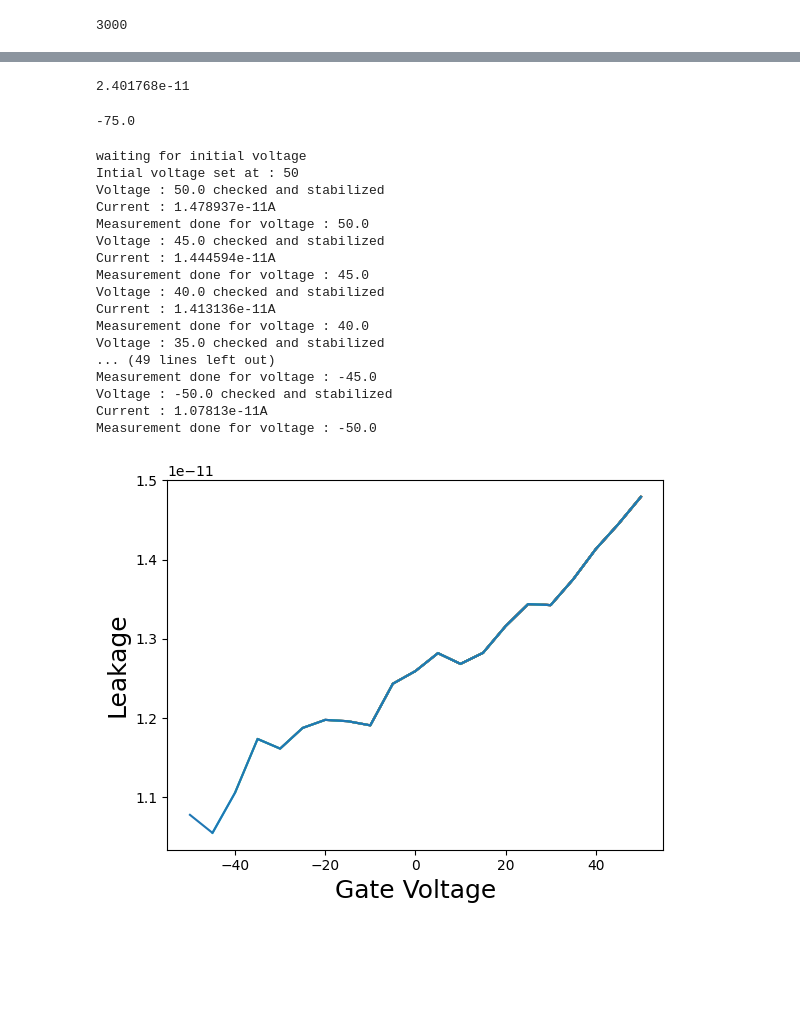
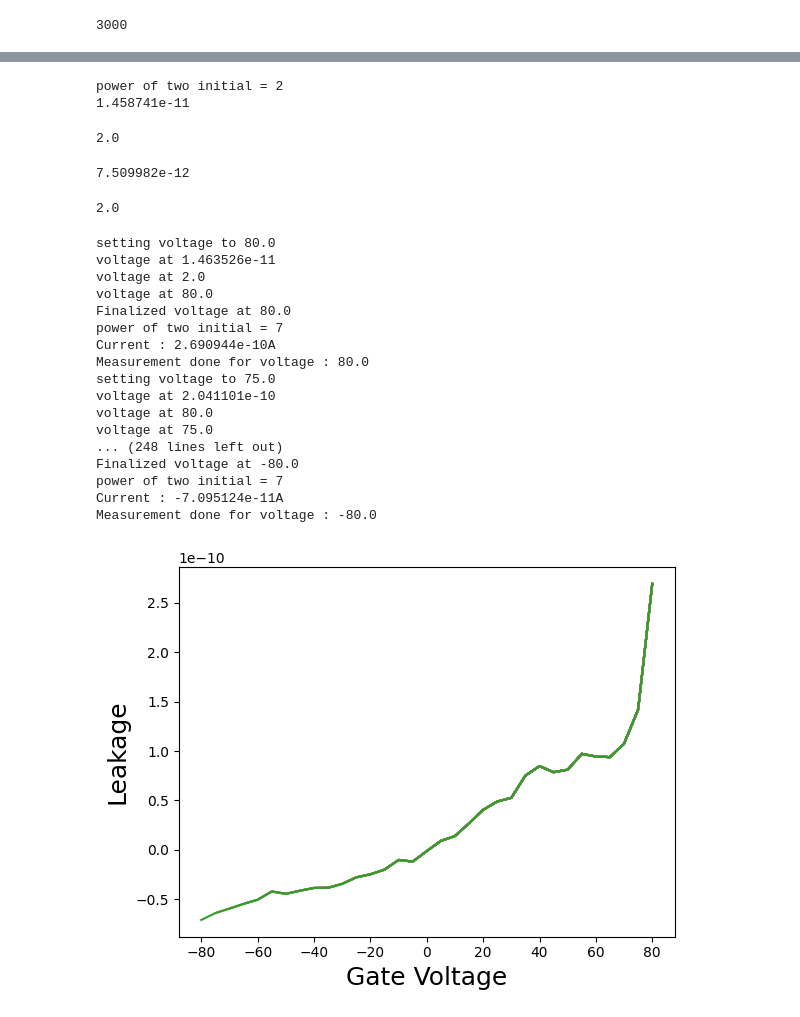
Before and after one commit to OrionSmedley/SagnacOperatingSys, a Jupyter notebook: sagnac_control/VoltageSweep.ipynb, the cells around one changed output, grey strips where cells are left out. Drawn from its saved outputs; the diff is of its cells as text; code cells hidden in the pictures; blank space fills up the shorter version.

```diff
--- a/sagnac_control/VoltageSweep.ipynb
+++ b/sagnac_control/VoltageSweep.ipynb
@@ -59,0 +53,5 @@ currentsource_gating.ramp_to_voltage(desiredvoltage, steps=60, pause=0.2)
+# %%
+pwrOf2 = -35;
+# (pwrOf2 < -20)
+(pwrOf2 > -40)
+# ~((pwrOf2 < -20) & (pwrOf2 > -40))
@@ -60,9 +64,27 @@ currentsource_gating.ramp_to_voltage(desiredvoltage, steps=60, pause=0.2)
+# %%
+def get_current_and_confirm():
+    questionable = myKeithley.current
+    pwrOf2 = math.frexp(questionable)[1]
+    while not((pwrOf2 < -20) & (pwrOf2 > -40)):
+        questionable = myKeithley.current
+        pwrOf2 = math.frexp(questionable)[1]
+        sleep(0.5)
+    return questionable
+
+print(get_current_and_confirm())
+# %% [output]
+power of two initial = 2
+1.458741e-11
 # %%
-currentsource_gating.current
+myKeithley.source_voltage
 # %% [output]
-2.401768e-11
+2.0
+# %%
+myKeithley.voltage
+# %% [output]
+7.509982e-12
 # %%
-currentsource_gating.source_voltage
+myKeithley.source_voltage
 # %% [output]
--75.0
+2.0
 # %%
@@ -109,25 +131,25 @@ def gating_rxx(Vmin, Vmax, Vstep,delay, average,file_path,sample_name):
 # %%
 file_path='C:/Users/Ralph Group/Documents/Data/TiffanyFilms/NiFerritePostPaterning/IV/'
-sample_name='2450_highvoltage_run6'
+sample_name='2450_80V_run1'
 average = 1
-gating_rxx(50, -50, 5, 1, average,file_path,sample_name)
+gating_rxx(80, -80, 5, 1, average,file_path,sample_name,stepsperramp = 10)
 # %% [output]
-waiting for initial voltage
-Intial voltage set at : 50
-Voltage : 50.0 checked and stabilized
-Current : 1.478937e-11A
-Measurement done for voltage : 50.0
-Voltage : 45.0 checked and stabilized
-Current : 1.444594e-11A
-Measurement done for voltage : 45.0
-Voltage : 40.0 checked and stabilized
-Current : 1.413136e-11A
-Measurement done for voltage : 40.0
-Voltage : 35.0 checked and stabilized
-... (49 lines left out)
-Measurement done for voltage : -45.0
-Voltage : -50.0 checked and stabilized
-Current : 1.07813e-11A
-Measurement done for voltage : -50.0
+setting voltage to 80.0
+voltage at 1.463526e-11
+voltage at 2.0
+voltage at 80.0
+Finalized voltage at 80.0
+power of two initial = 7
+Current : 2.690944e-10A
+Measurement done for voltage : 80.0
+setting voltage to 75.0
+voltage at 2.041101e-10
+voltage at 80.0
+voltage at 75.0
+... (248 lines left out)
+Finalized voltage at -80.0
+power of two initial = 7
+Current : -7.095124e-11A
+Measurement done for voltage : -80.0
-[figure, old version]
+[figure, new version]
 # %%
```
Also changed, not shown: parts of 9 cells of this notebook, 5 other files.
